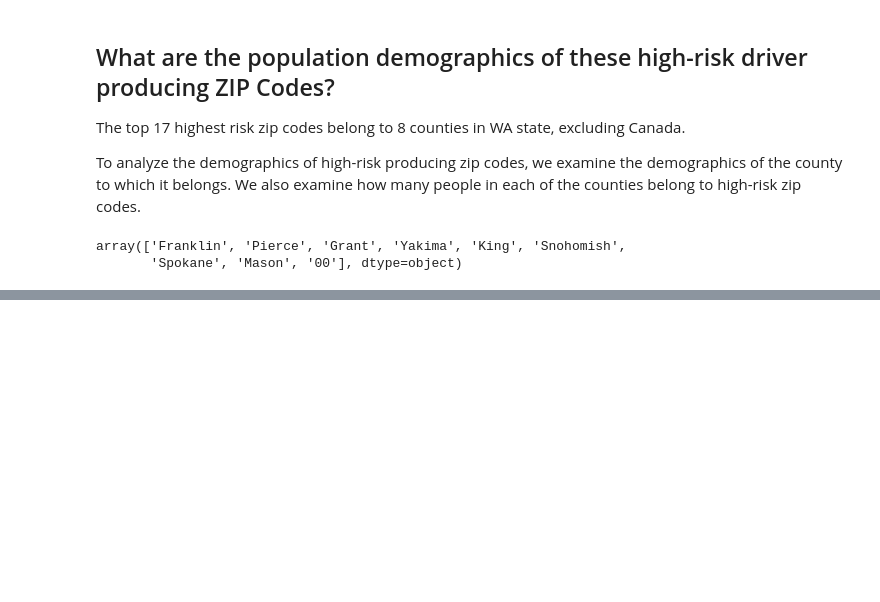
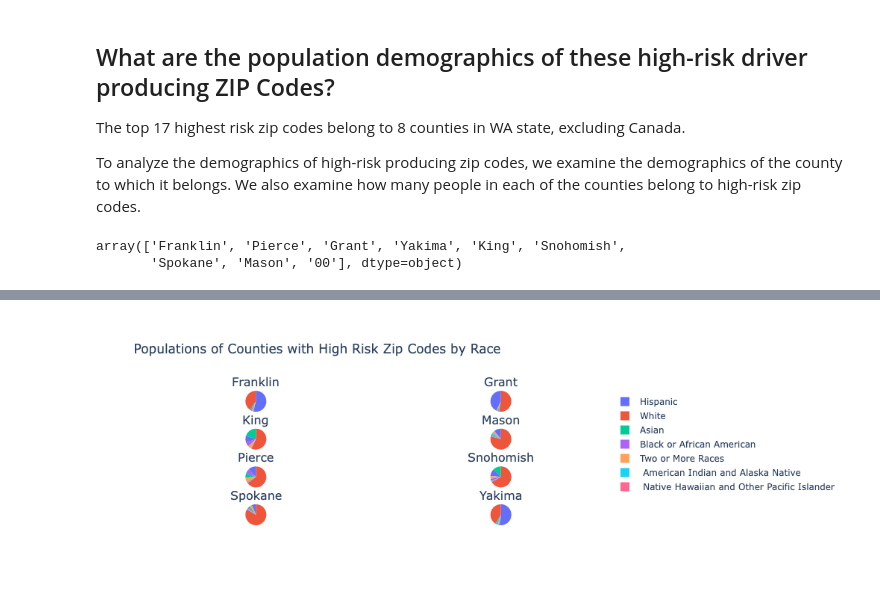
Before and after one commit to uysiri/info-challenge-teamIC23058, a Jupyter notebook: umdinfochallenge.ipynb, the cells around one changed output, grey strips where cells are left out. Saved outputs shown, nothing was run; the diff lists cells and outputs as text; code cells hidden in the pictures; blank space fills up the shorter version.

```diff
--- a/umdinfochallenge.ipynb
+++ b/umdinfochallenge.ipynb
@@ -334,0 +344,27 @@ demo = pd.read_csv("highriskdemographics.csv")
+# %%
+import plotly.graph_objects as go
+from plotly.subplots import make_subplots
+
+labels = ['White', 'Black or African American', ' American Indian and Alaska Native','Asian',' Native Hawaiian and Other Pacific Islander', 'Hispanic', 'Two or More Races']
+
+specs = [[{'type':'domain'}, {'type':'domain'}], [{'type':'domain'}, {'type':'domain'}],[{'type':'domain'}, {'type':'domain'}],[{'type':'domain'}, {'type':'domain'}]]
+pies = make_subplots(rows=4, cols=2, specs=specs, subplot_titles=['Franklin', 'Grant', 'King', 'Mason', 'Pierce', 'Snohomish', 'Spokane', 'Yakima'])
+# %%
+pies.add_trace(go.Pie(labels=labels, values=[38409,  1973,   482,  2102,   200, 52240,  1670], name='Franklin'), 1, 1)
+pies.add_trace(go.Pie(labels=labels, values=[52080,   931,   860,   950,   140, 42682,  1722], name='Grant'), 1, 2)
+pies.add_trace(go.Pie(labels=labels, values=[1293953,  152734,   13090,  456352,   17708,  230889,  107845], name='King'), 2, 1)
+pies.add_trace(go.Pie(labels=labels, values=[52239,   898,  2005,   836,   313,  7179,  2558], name='Mason'), 2, 2)
+
+pies.add_trace(go.Pie(labels=labels, values=[596274,  66213,  10567,  63526,  15110, 109959,  61179], name='Pierce'), 3, 1)
+pies.add_trace(go.Pie(labels=labels, values=[553800,  30510,   8630, 102433,   5028,  91517,  37413], name='Snohomish'), 3, 2)
+pies.add_trace(go.Pie(labels=labels, values=[451633,  10205,   7576,  12610,   3225,  34603,  20848], name='Spokane'), 4, 1)
+pies.add_trace(go.Pie(labels=labels, values=[106301,   2197,   9223,   2976,    211, 131130,   4495], name='Yakima'), 4, 2)
+
+pies.update_traces(hoverinfo='label+percent+name', textinfo='none')
+pies.update(layout_title_text='Populations of Counties with High Risk Zip Codes by Race',
+           layout_showlegend=True)
+
+pies = go.Figure(pies)
+pies.show()
+# %% [output]
+[figure, added]
```
Also changed, not shown: parts of 3 cells of this notebook, 3 other files.
